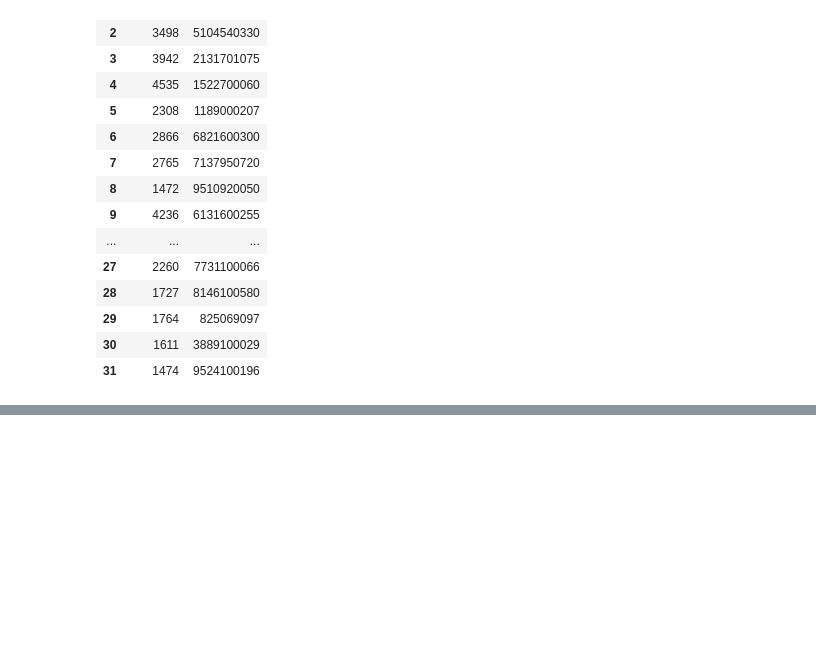
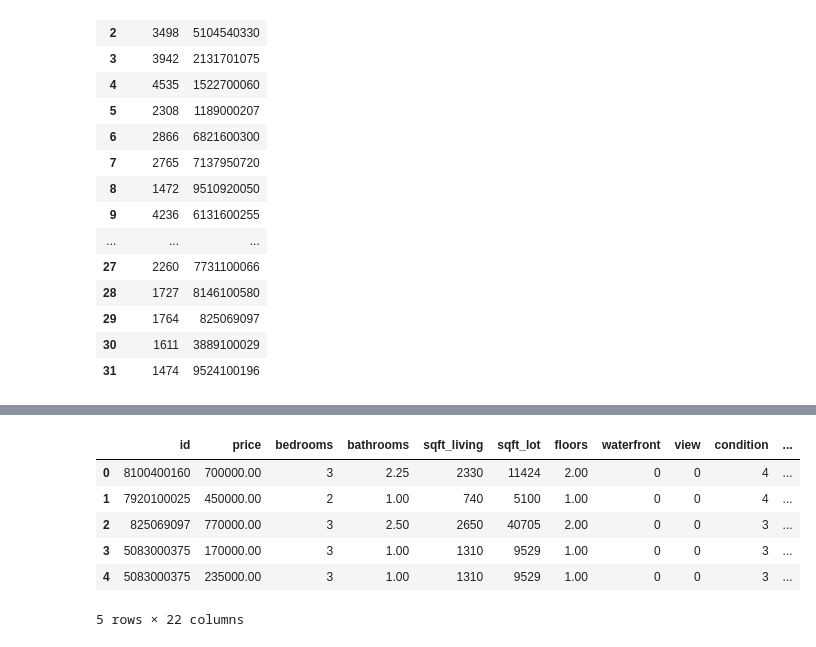
Before and after one commit to Sergey-97/ls-2, a Jupyter notebook: sem2.ipynb, the cells around one changed output, grey strips where cells are left out. Saved outputs shown, nothing was run; the diff lists cells and outputs as text; code cells hidden in the pictures; blank space fills up the shorter version.

```diff
--- a/sem2.ipynb
+++ b/sem2.ipynb
@@ -315,0 +373,11 @@ clients
+# %%
+merget = df.merge(clients, left_on='id', right_on = 'house_id')
+merget.head()
+# %% [output]
+|  | id | price | bedrooms | bathrooms | sqft_living | sqft_lot | floors | waterfront | view | condition | ... |
+| 0 | 8100400160 | 700000.00 | 3 | 2.25 | 2330 | 11424 | 2.00 | 0 | 0 | 4 | ... |
+| 1 | 7920100025 | 450000.00 | 2 | 1.00 | 740 | 5100 | 1.00 | 0 | 0 | 4 | ... |
+| 2 | 825069097 | 770000.00 | 3 | 2.50 | 2650 | 40705 | 2.00 | 0 | 0 | 3 | ... |
+| 3 | 5083000375 | 170000.00 | 3 | 1.00 | 1310 | 9529 | 1.00 | 0 | 0 | 3 | ... |
+| 4 | 5083000375 | 235000.00 | 3 | 1.00 | 1310 | 9529 | 1.00 | 0 | 0 | 3 | ... |
+5 rows × 22 columns
```
Also changed, not shown: parts of 15 cells of this notebook.
